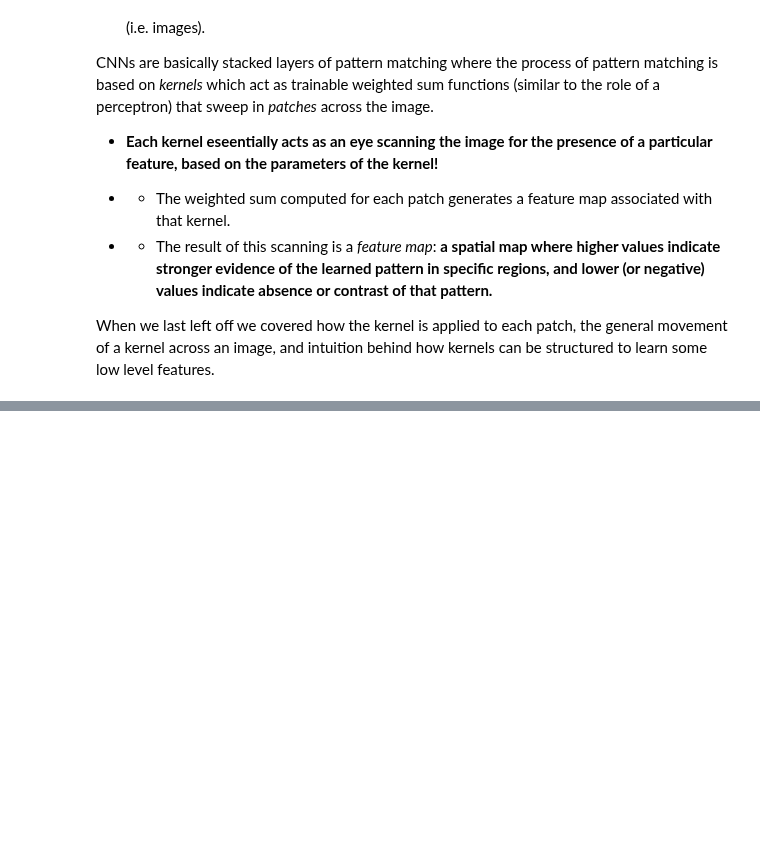
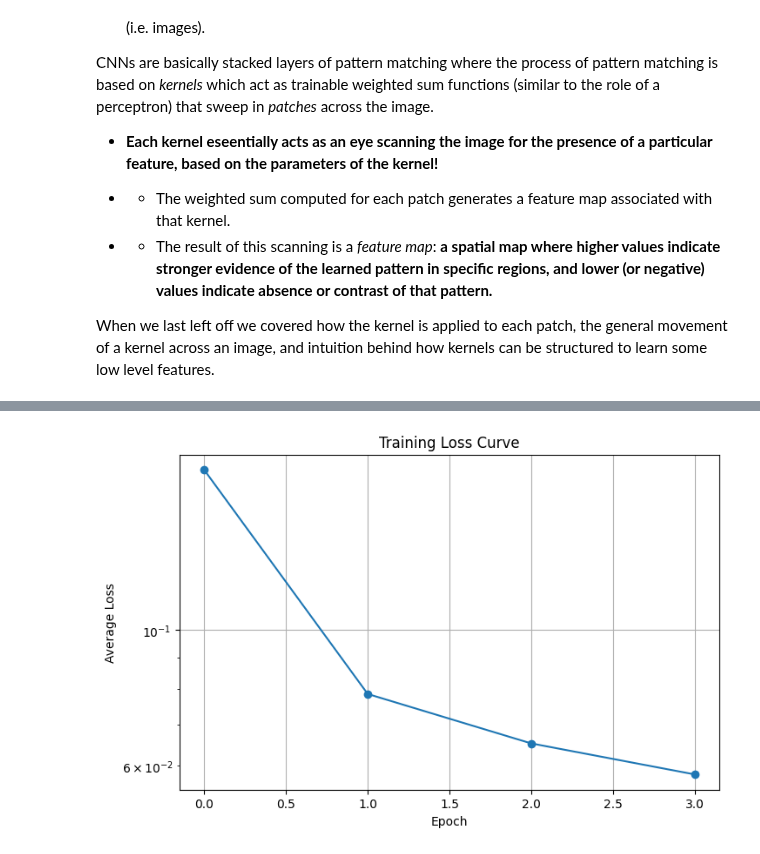
Before and after one commit to KelpFriesOG/ML-Insights, a Jupyter notebook: math_for_ml/lesson_5-1_CNNs.ipynb, the cells around one changed output, grey strips where cells are left out. Saved outputs shown, nothing was run; the diff lists cells and outputs as text; code cells hidden in the pictures; blank space fills up the shorter version.

```diff
--- a/math_for_ml/lesson_5-1_CNNs.ipynb
+++ b/math_for_ml/lesson_5-1_CNNs.ipynb
@@ -334,0 +621,94 @@ In this way, the network builds a hierarchy: simple features are combined into c
+# %%
+# More manual and tuneable MNIST training loop with Tensorflow / Keras
+# Note that I will include a pure tensorflow version without the use of the Keras API,
+# but this is no longer the standard way of developing production grade code.
+
+import tensorflow as tf
+from tensorflow import keras
+import numpy as np
+import matplotlib.pyplot as plt
+
+# Check for GPU
+device = "GPU" if tf.config.list_physical_devices('GPU') else "CPU"
+print(f"Using device: {device}")
+
+# Hyperparameters
+learning_rate = 0.001
+weight_decay = 1e-4   # L2 regularization
+n_epochs = 20         # Maximum epochs
+batch_size = 64
+target_loss = 0.08    # Early stopping threshold
+patience = 3          # Consecutive epochs below threshold
+
+# Load and preprocess MNIST
+(x_train, y_train), _ = keras.datasets.mnist.load_data()
+x_train = x_train.astype("float32") / 255.0
+x_train = x_train[..., None]  # (batch, 28, 28, 1)
+y_train = y_train.astype("int32")
+
+# Create dataset
+train_ds = tf.data.Dataset.from_tensor_slices((x_train, y_train))
+train_ds = train_ds.shuffle(buffer_size=1024).batch(batch_size)
+
+# Build CNN model manually using Functional API
+inputs = keras.Input(shape=(28, 28, 1))
+x = keras.layers.Conv2D(32, 3, padding="same", activation="relu",
+                        kernel_regularizer=keras.regularizers.l2(weight_decay))(inputs)
+x = keras.layers.MaxPool2D(2, 2)(x)  # -> 14x14x32
+x = keras.layers.Conv2D(64, 3, padding="same", activation="relu",
+                        kernel_regularizer=keras.regularizers.l2(weight_decay))(x)
+x = keras.layers.MaxPool2D(2, 2)(x)  # -> 7x7x64
+x = keras.layers.Flatten()(x)        # -> 3136
+x = keras.layers.Dense(128, activation="relu",
+                       kernel_regularizer=keras.regularizers.l2(weight_decay))(x)
+outputs = keras.layers.Dense(10)(x)  # logits
+
+model = keras.Model(inputs, outputs)
+
+# Loss and optimizer
+loss_fn = keras.losses.SparseCategoricalCrossentropy(from_logits=True)
+optimizer = keras.optimizers.Adam(learning_rate=learning_rate)
+
+# Custom training loop
+loss_history = []
+consec_below = 0
+
+for epoch in range(n_epochs):
+    epoch_loss = 0.0
+    batches = 0
+    for batch_x, batch_y in train_ds:
+        with tf.GradientTape() as tape:
+            logits = model(batch_x, training=True)
+            loss = loss_fn(batch_y, logits)
+            # Add L2 losses
+            loss += sum(model.losses)
+        grads = tape.gradient(loss, model.trainable_variables)
+        optimizer.apply_gradients(zip(grads, model.trainable_variables))
+        epoch_loss += loss.numpy()
+        batches += 1
+
+    avg_loss = epoch_loss / batches
+    loss_history.append(avg_loss)
+    print(f"Epoch {epoch+1}/{n_epochs} — Loss: {avg_loss:.4f}")
+
+    # Early stopping check
+    if avg_loss < target_loss:
+        consec_below += 1
+        if consec_below >= patience:
+            print(f"Early stopping: {patience} epochs below {target_loss}.")
+            break
+    else:
+        consec_below = 0
+
+print("Training complete!")
+
+# Plot loss curve
+plt.figure(figsize=(8, 5))
+plt.plot(loss_history, marker='o')
+plt.title("Training Loss Curve")
+plt.xlabel("Epoch")
+plt.ylabel("Average Loss")
+plt.yscale("log")
+plt.grid(True)
+plt.show()
+# %% [output]
@@ -334,0 +723 @@ In this way, the network builds a hierarchy: simple features are combined into c
+[figure, added]
```
Also changed, not shown: parts of 10 cells of this notebook, 1 other file.
